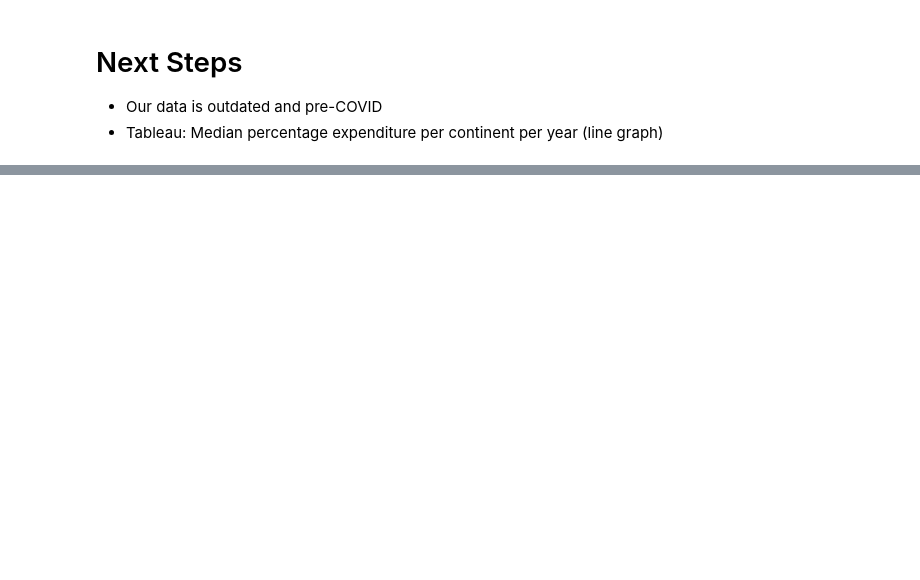
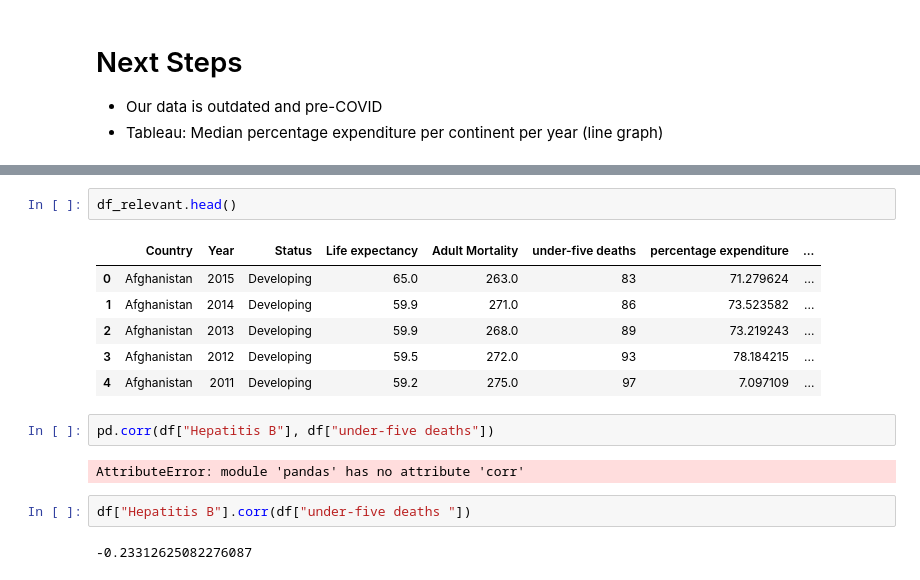
Before and after one commit to ElifSurucu/life-expectancy-eda, a Jupyter notebook: elijah_notebook_anbita_changes.ipynb, the cells around one changed output, grey strips where cells are left out. Drawn from its saved outputs; the diff is of its cells as text; blank space fills up the shorter version.

```diff
--- a/elijah_notebook_anbita_changes.ipynb
+++ b/elijah_notebook_anbita_changes.ipynb
@@ -593,0 +599,17 @@ df_relevant.loc[(df_relevant['Year'] == 2014) & (df_relevant['percentage expendi
+# %%
+df_relevant.head()
+# %% [output]
+|  | Country | Year | Status | Life expectancy | Adult Mortality | under-five deaths | percentage expenditure | ... |
+| 0 | Afghanistan | 2015 | Developing | 65.0 | 263.0 | 83 | 71.279624 | ... |
+| 1 | Afghanistan | 2014 | Developing | 59.9 | 271.0 | 86 | 73.523582 | ... |
+| 2 | Afghanistan | 2013 | Developing | 59.9 | 268.0 | 89 | 73.219243 | ... |
+| 3 | Afghanistan | 2012 | Developing | 59.5 | 272.0 | 93 | 78.184215 | ... |
+| 4 | Afghanistan | 2011 | Developing | 59.2 | 275.0 | 97 | 7.097109 | ... |
+# %%
+pd.corr(df["Hepatitis B"], df["under-five deaths"])
+# %% [output]
+AttributeError: module 'pandas' has no attribute 'corr'
+# %%
+df["Hepatitis B"].corr(df["under-five deaths "])
+# %% [output]
+-0.23312625082276087
```
Also changed, not shown: parts of 2 cells of this notebook.
